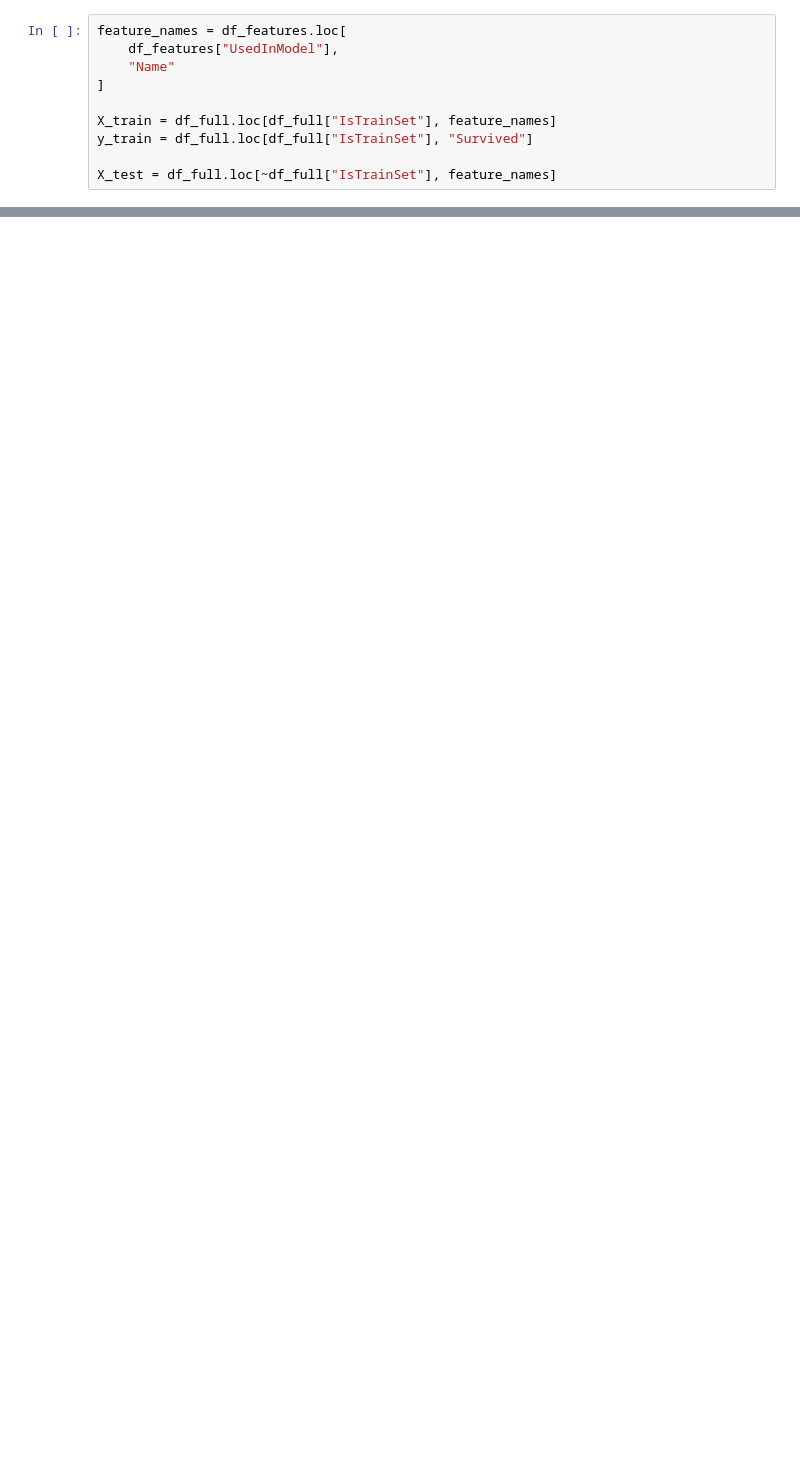
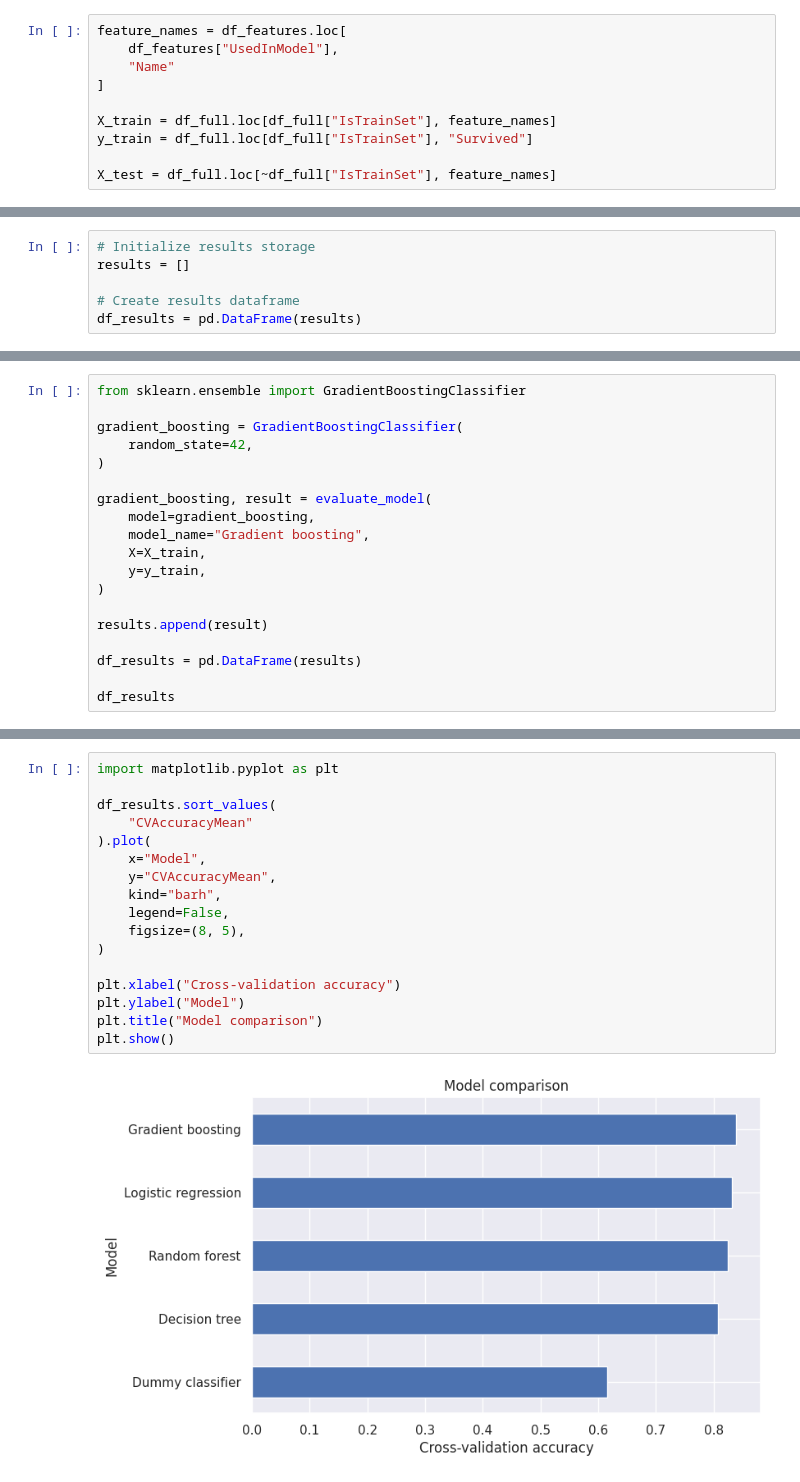
Before and after one commit to ianlopezdiaz/kaggle-titanic, a Jupyter notebook: notebooks/03_modeling_and_evaluation.ipynb, the cells around one changed output, grey strips where cells are left out. Saved outputs shown, nothing was run; the diff lists cells and outputs as text; blank space fills up the shorter version.

```diff
--- a/notebooks/03_modeling_and_evaluation.ipynb
+++ b/notebooks/03_modeling_and_evaluation.ipynb
@@ -79,0 +511,6 @@ X_test = df_full.loc[~df_full["IsTrainSet"], feature_names]
+# %%
+# Initialize results storage
+results = []
+
+# Create results dataframe
+df_results = pd.DataFrame(results)
@@ -79,0 +631,19 @@ X_test = df_full.loc[~df_full["IsTrainSet"], feature_names]
+# %%
+from sklearn.ensemble import GradientBoostingClassifier
+
+gradient_boosting = GradientBoostingClassifier(
+    random_state=42,
+)
+
+gradient_boosting, result = evaluate_model(
+    model=gradient_boosting,
+    model_name="Gradient boosting",
+    X=X_train,
+    y=y_train,
+)
+
+results.append(result)
+
+df_results = pd.DataFrame(results)
+
+df_results
@@ -79,0 +680,19 @@ X_test = df_full.loc[~df_full["IsTrainSet"], feature_names]
+# %%
+import matplotlib.pyplot as plt
+
+df_results.sort_values(
+    "CVAccuracyMean"
+).plot(
+    x="Model",
+    y="CVAccuracyMean",
+    kind="barh",
+    legend=False,
+    figsize=(8, 5),
+)
+
+plt.xlabel("Cross-validation accuracy")
+plt.ylabel("Model")
+plt.title("Model comparison")
+plt.show()
+# %% [output]
+[figure, added]
```
Also changed, not shown: parts of 86 cells of this notebook, 33 other files.
